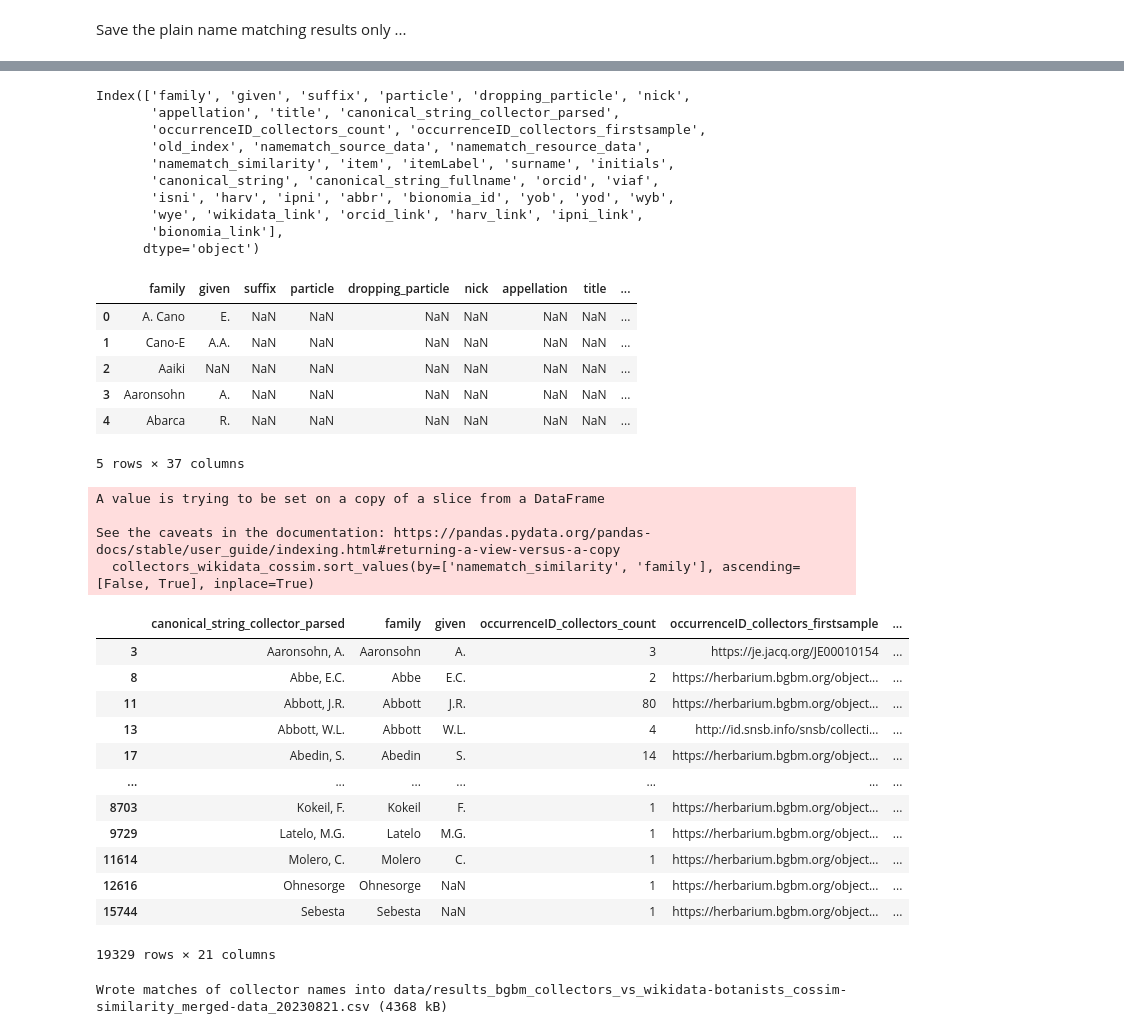
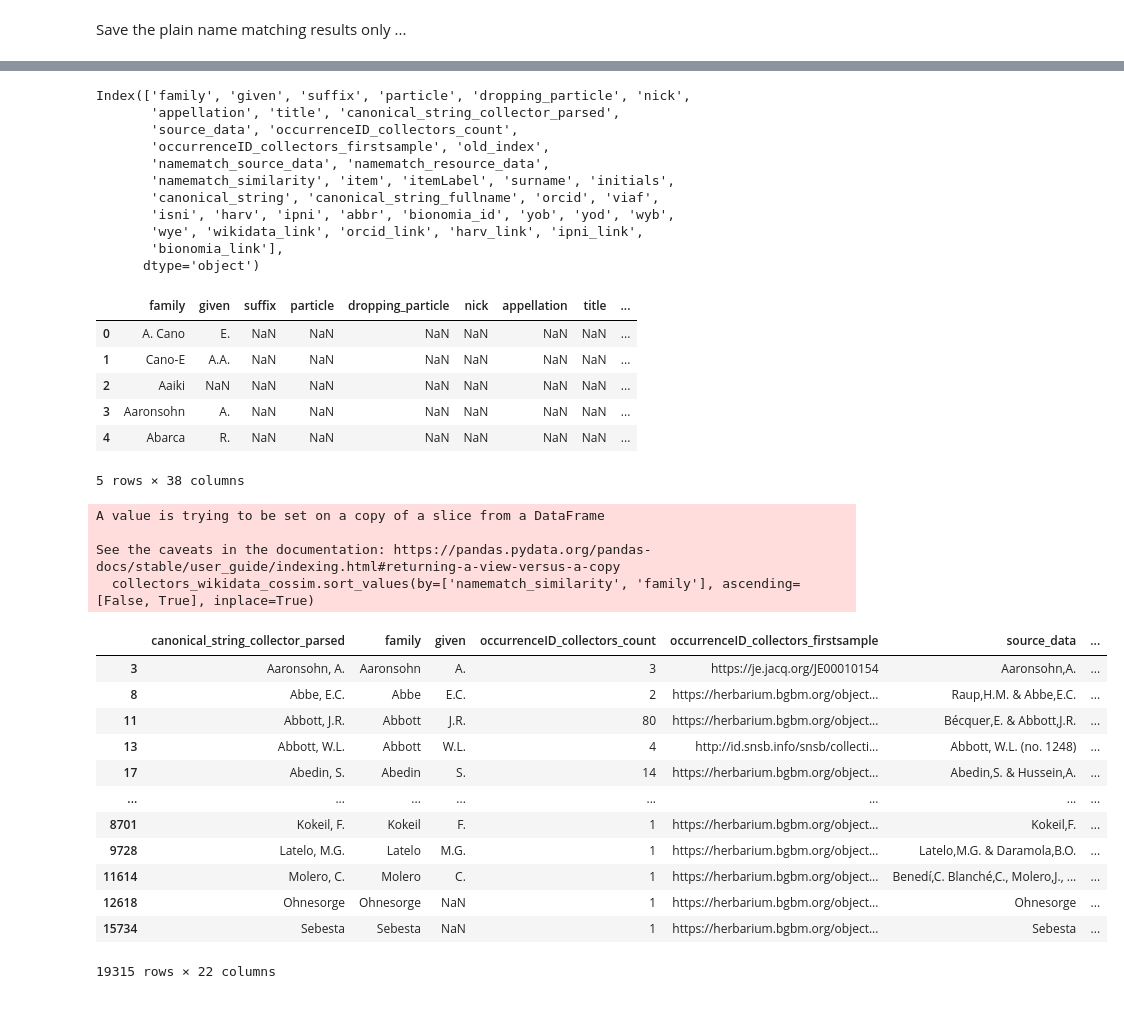
Before and after one commit to infinite-dao/collector-matching, a Jupyter notebook: match_names_BGBM-dwcagent-parsed_vs_WikiData_cosine-similarity.ipynb, the cells around one changed output, grey strips where cells are left out. Saved outputs shown, nothing was run; the diff lists cells and outputs as text; code cells hidden in the pictures.

```diff
--- a/match_names_BGBM-dwcagent-parsed_vs_WikiData_cosine-similarity.ipynb
+++ b/match_names_BGBM-dwcagent-parsed_vs_WikiData_cosine-similarity.ipynb
@@ -100,6 +101,6 @@ refactor df_avh['label'] = → = collectors['canonical_string_collector_parsed']
 collectors = pd.read_csv("data/VHde_doi-10.15468-dl.tued2e/occurrence_recordedBy_occurrenceIDs_20230524_parsed.tsv", sep="\t", low_memory=False)
 
 collectors.dropna(subset=['family'], inplace=True) # remove where family was NA, e.g. from originally «??» aso.
-collectors.sort_values(by=['family', 'given','occurrenceID_first'], inplace=True)
+collectors.sort_values(by=['family', 'given','occurrenceID_firstsample'], inplace=True)
 collectors
 # %% [output]
@@ -205,8 +212,9 @@ collectors_unique=collectors.groupby(['canonical_string_collector_parsed']).agg(
     nick=('nick', lambda x: list(x)[0]),
     appellation=('appellation', lambda x: list(x)[0]),
     title=('title', lambda x: list(x)[0]),
+    source_data=('source_data', lambda x: list(x)[0]),
     occurrenceID_collectors_count= ('occurrenceID_count', 'sum'), # use count function
-    occurrenceID_collectors_firstsample=('occurrenceID_first', lambda x: list(x)[0]) # custom function, to get the first entry
+    occurrenceID_collectors_firstsample=('occurrenceID_firstsample', lambda x: list(x)[0]) # custom function, to get the first entry
 ).reset_index()
 
 # move canonical_string_collector_parsed after column title
@@ -601,8 +607,9 @@ pprint.pprint(collectors_matches_g1_merged_wikidata.columns)
 # %% [output]
 Index(['family', 'given', 'suffix', 'particle', 'dropping_particle', 'nick',
        'appellation', 'title', 'canonical_string_collector_parsed',
-       'occurrenceID_collectors_count', 'occurrenceID_collectors_firstsample',
-       'old_index', 'namematch_source_data', 'namematch_resource_data',
+       'source_data', 'occurrenceID_collectors_count',
+       'occurrenceID_collectors_firstsample', 'old_index',
+       'namematch_source_data', 'namematch_resource_data',
        'namematch_similarity', 'item', 'itemLabel', 'surname', 'initials',
        'canonical_string', 'canonical_string_fullname', 'orcid', 'viaf',
        'isni', 'harv', 'ipni', 'abbr', 'bionomia_id', 'yob', 'yod', 'wyb',
@@ -618,39 +625,40 @@ collectors_matches_g1_merged_wikidata.head()
 | 2 | Aaiki | NaN | NaN | NaN | NaN | NaN | NaN | NaN | ... |
 | 3 | Aaronsohn | A. | NaN | NaN | NaN | NaN | NaN | NaN | ... |
 | 4 | Abarca | R. | NaN | NaN | NaN | NaN | NaN | NaN | ... |
-5 rows × 37 columns
+5 rows × 38 columns
 # %%
 # Select useful columns for data results
 collectors_wikidata_cossim = collectors_matches_g1_merged_wikidata[
     ['canonical_string_collector_parsed', 'family', 'given',
      'occurrenceID_collectors_count', 'occurrenceID_collectors_firstsample',
+     'source_data',
     'namematch_source_data', 'namematch_resource_data', 'namematch_similarity',
     'item', 'canonical_string', 'itemLabel',
     'orcid', 'viaf', 'isni', 'harv', 'ipni', 'abbr', 'bionomia_id', 'yob', 'yod', 'wyb']
 ]
 
 # Order by similarity (desc), number of Wikidata items (asc) and number of collections (desc)
 collectors_wikidata_cossim.sort_values(by=['namematch_similarity', 'family'], ascending=[False, True], inplace=True)
 
 collectors_wikidata_cossim # comparison-match of «Kotschy, Karl Georg Th» (collector data) →← «Kotschy, T» (Wikidata) has only 0.5 similarity but corresponds to the correct person name we need
 # %% [output]
 A value is trying to be set on a copy of a slice from a DataFrame
 
 See the caveats in the documentation: https://pandas.pydata.org/pandas-docs/stable/user_guide/indexing.html#returning-a-view-versus-a-copy
   collectors_wikidata_cossim.sort_values(by=['namematch_similarity', 'family'], ascending=[False, True], inplace=True)
-|  | canonical_string_collector_parsed | family | given | occurrenceID_collectors_count | occurrenceID_collectors_firstsample | ... |
-| 3 | Aaronsohn, A. | Aaronsohn | A. | 3 | https://je.jacq.org/JE00010154 | ... |
-| 8 | Abbe, E.C. | Abbe | E.C. | 2 | https://herbarium.bgbm.org/object... | ... |
-| 11 | Abbott, J.R. | Abbott | J.R. | 80 | https://herbarium.bgbm.org/object... | ... |
-| 13 | Abbott, W.L. | Abbott | W.L. | 4 | http://id.snsb.info/snsb/collecti... | ... |
-| 17 | Abedin, S. | Abedin | S. | 14 | https://herbarium.bgbm.org/object... | ... |
-| ... | ... | ... | ... | ... | ... | ... |
-| 8703 | Kokeil, F. | Kokeil | F. | 1 | https://herbarium.bgbm.org/object... | ... |
-| 9729 | Latelo, M.G. | Latelo | M.G. | 1 | https://herbarium.bgbm.org/object... | ... |
-| 11614 | Molero, C. | Molero | C. | 1 | https://herbarium.bgbm.org/object... | ... |
-| 12616 | Ohnesorge | Ohnesorge | NaN | 1 | https://herbarium.bgbm.org/object... | ... |
-| 15744 | Sebesta | Sebesta | NaN | 1 | https://herbarium.bgbm.org/object... | ... |
+|  | canonical_string_collector_parsed | family | given | occurrenceID_collectors_count | occurrenceID_collectors_firstsample | source_data | ... |
+| 3 | Aaronsohn, A. | Aaronsohn | A. | 3 | https://je.jacq.org/JE00010154 | Aaronsohn,A. | ... |
+| 8 | Abbe, E.C. | Abbe | E.C. | 2 | https://herbarium.bgbm.org/object... | Raup,H.M. & Abbe,E.C. | ... |
+| 11 | Abbott, J.R. | Abbott | J.R. | 80 | https://herbarium.bgbm.org/object... | Bécquer,E. & Abbott,J.R. | ... |
+| 13 | Abbott, W.L. | Abbott | W.L. | 4 | http://id.snsb.info/snsb/collecti... | Abbott, W.L. (no. 1248) | ... |
+| 17 | Abedin, S. | Abedin | S. | 14 | https://herbarium.bgbm.org/object... | Abedin,S. & Hussein,A. | ... |
+| ... | ... | ... | ... | ... | ... | ... | ... |
+| 8701 | Kokeil, F. | Kokeil | F. | 1 | https://herbarium.bgbm.org/object... | Kokeil,F. | ... |
+| 9728 | Latelo, M.G. | Latelo | M.G. | 1 | https://herbarium.bgbm.org/object... | Latelo,M.G. & Daramola,B.O. | ... |
+| 11614 | Molero, C. | Molero | C. | 1 | https://herbarium.bgbm.org/object... | Benedí,C. Blanché,C., Molero,J., ... | ... |
+| 12618 | Ohnesorge | Ohnesorge | NaN | 1 | https://herbarium.bgbm.org/object... | Ohnesorge | ... |
+| 15734 | Sebesta | Sebesta | NaN | 1 | https://herbarium.bgbm.org/object... | Sebesta | ... |
-19329 rows × 21 columns
+19315 rows × 22 columns
 # %%
 # Kotschy example again with all merged columns
 # pd.set_option("display.max_columns", None) # default ?20
@@ -660,19 +668,17 @@ See the caveats in the documentation: https://pandas.pydata.org/pandas-docs/stab
 # print("There was a match of Kotschy, C.G.T. → Kotschy, C.F. → 0.824 → http://www.wikidata.org/entity/Q86842 and it is probably a wrong match of Carl Georg Theodor → to Carl Friedrich … :-/")
 # collectors_wikidata_cossim[criterion]
 # %%
-# TODO further evaluation or filtering, counting, clean up aso.
-if not os.path.exists('data'):
-    os.makedirs('data')
-
-# bgbm_collectors_cosine-similarity_wikidata-botanists_%s.csv
-this_output_file='data/results_bgbm_collectors_vs_wikidata-botanists_cossim-similarity_merged-data_%s.csv' % (
-    this_timestamp_for_data
-)
-
-collectors_wikidata_cossim.to_csv(this_output_file)
-
-print("Wrote matches of collector names into %s (%d kB)" %
-    (this_output_file, os.path.getsize(this_output_file) >> 10 ) # 10000 >> 10 = bitshift operator, to get kilo bytes (10-bits=>1024)
-)
+# # TODO further evaluation or filtering, counting, clean up aso.
+# if not os.path.exists('data'):
+#     os.makedirs('data')
+#
+# # bgbm_collectors_cosine-similarity_wikidata-botanists_%s.csv
+# this_output_file='data/results_bgbm_collectors_vs_wikidata-botanists_cossim-similarity_merged-data_%s.csv' % (
+#     this_timestamp_for_data
+# )
+#
+# collectors_wikidata_cossim.to_csv(this_output_file)
+#
+# print("Wrote matches of collector names into %s (%d kB)" %
+#     (this_output_file, os.path.getsize(this_output_file) >> 10 ) # 10000 >> 10 = bitshift operator, to get kilo bytes (10-bits=>1024)
+# )
-# %% [output]
-Wrote matches of collector names into data/results_bgbm_collectors_vs_wikidata-botanists_cossim-similarity_merged-data_20230821.csv (4368 kB)
```
Also changed, not shown: parts of 21 cells of this notebook, 11 other files.
